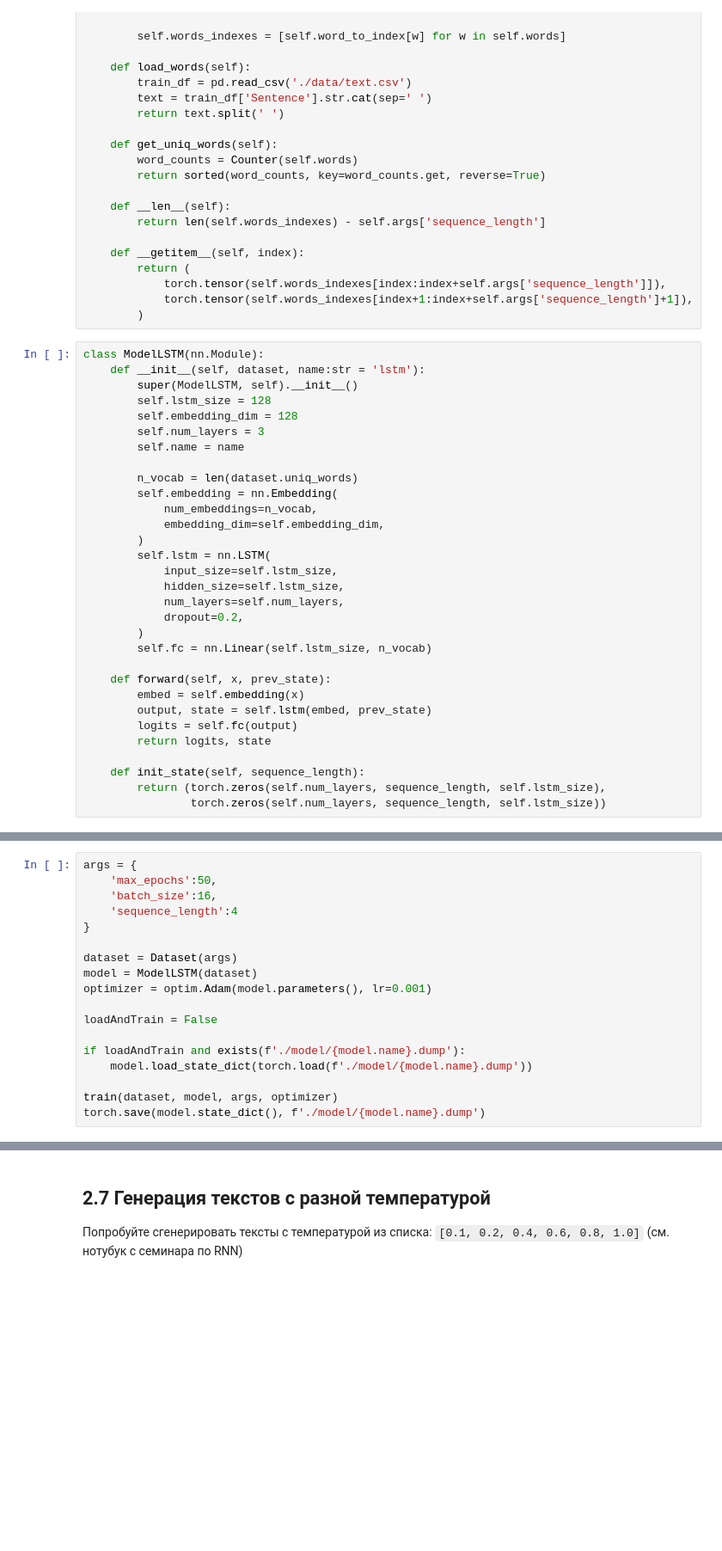
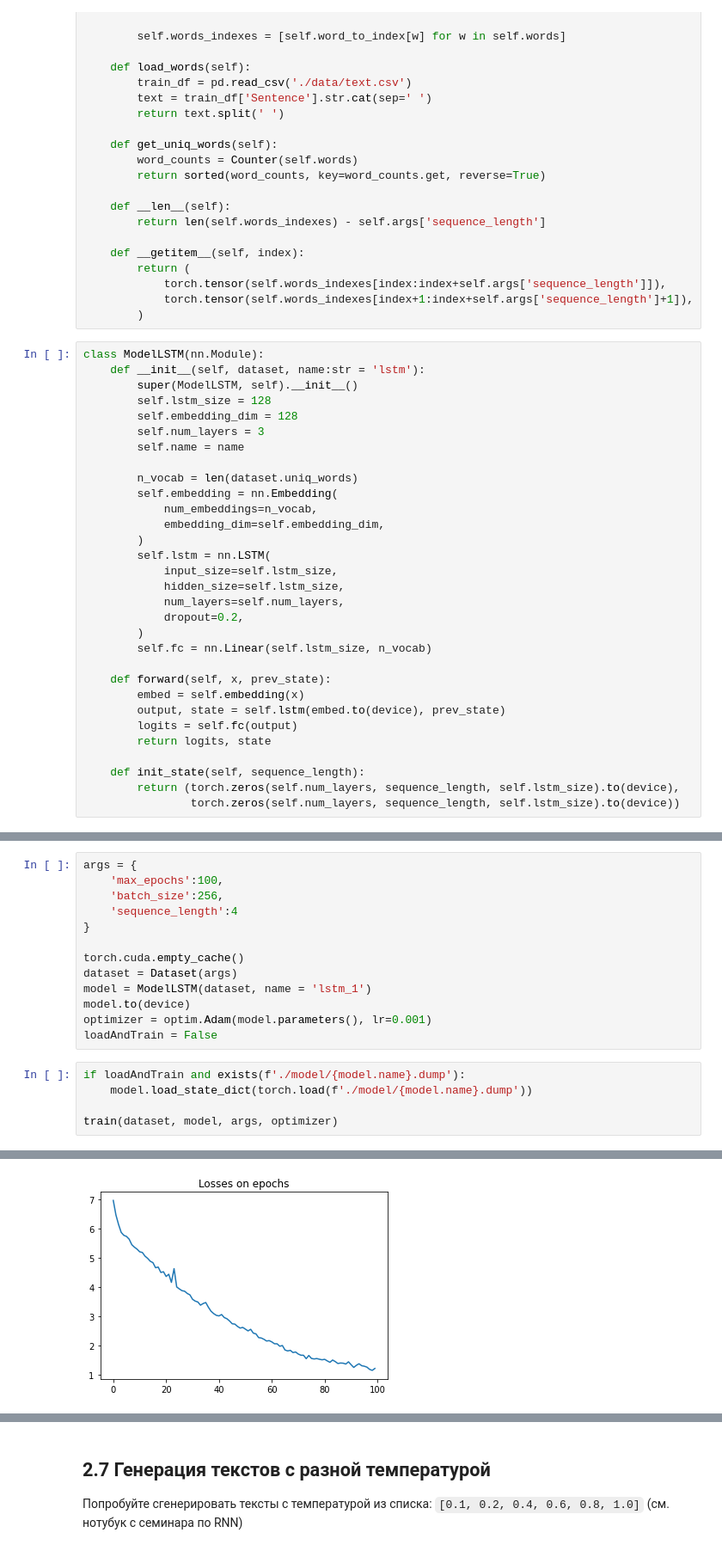
Before and after one commit to DarthBarada/MachineLearning, a Jupyter notebook: hw03/hw_03.ipynb, the cells around one changed output, grey strips where cells are left out. Shown: that part at 86% size. Saved outputs shown, nothing was run; the diff lists cells and outputs as text; blank space fills up the shorter version.

```diff
--- a/hw03/hw_03.ipynb
+++ b/hw03/hw_03.ipynb
@@ -936,12 +935,12 @@ class ModelLSTM(nn.Module):
 
 	def forward(self, x, prev_state):
 		embed = self.embedding(x)
-		output, state = self.lstm(embed, prev_state)
+		output, state = self.lstm(embed.to(device), prev_state)
 		logits = self.fc(output)
 		return logits, state
 
 	def init_state(self, sequence_length):
-		return (torch.zeros(self.num_layers, sequence_length, self.lstm_size),
-				torch.zeros(self.num_layers, sequence_length, self.lstm_size))
+		return (torch.zeros(self.num_layers, sequence_length, self.lstm_size).to(device),
+				torch.zeros(self.num_layers, sequence_length, self.lstm_size).to(device))
 # %%
 def train(dataset, model, args, optimizer):
@@ -994,19 +992,19 @@ def predict(dataset, model, text, next_words=100):
+# %%
+args = {
+	'max_epochs':100,
+	'batch_size':256,
+	'sequence_length':4
+}
+
+torch.cuda.empty_cache()
+dataset = Dataset(args)
+model = ModelLSTM(dataset, name = 'lstm_1')
+model.to(device)
+optimizer = optim.Adam(model.parameters(), lr=0.001)
+loadAndTrain = False
 # %%
-args = {
-    'max_epochs':50,
-    'batch_size':16,
-    'sequence_length':4
-}
-
-dataset = Dataset(args)
-model = ModelLSTM(dataset)
-optimizer = optim.Adam(model.parameters(), lr=0.001)
-
-loadAndTrain = False
-
 if loadAndTrain and exists(f'./model/{model.name}.dump'):
 	model.load_state_dict(torch.load(f'./model/{model.name}.dump'))
 
 train(dataset, model, args, optimizer)
-torch.save(model.state_dict(), f'./model/{model.name}.dump')
 # %% [output]
@@ -1013,0 +1028 @@ torch.save(model.state_dict(), f'./model/{model.name}.dump')
+[figure, added]
```
Also changed, not shown: parts of 8 cells of this notebook, 1 other file.
